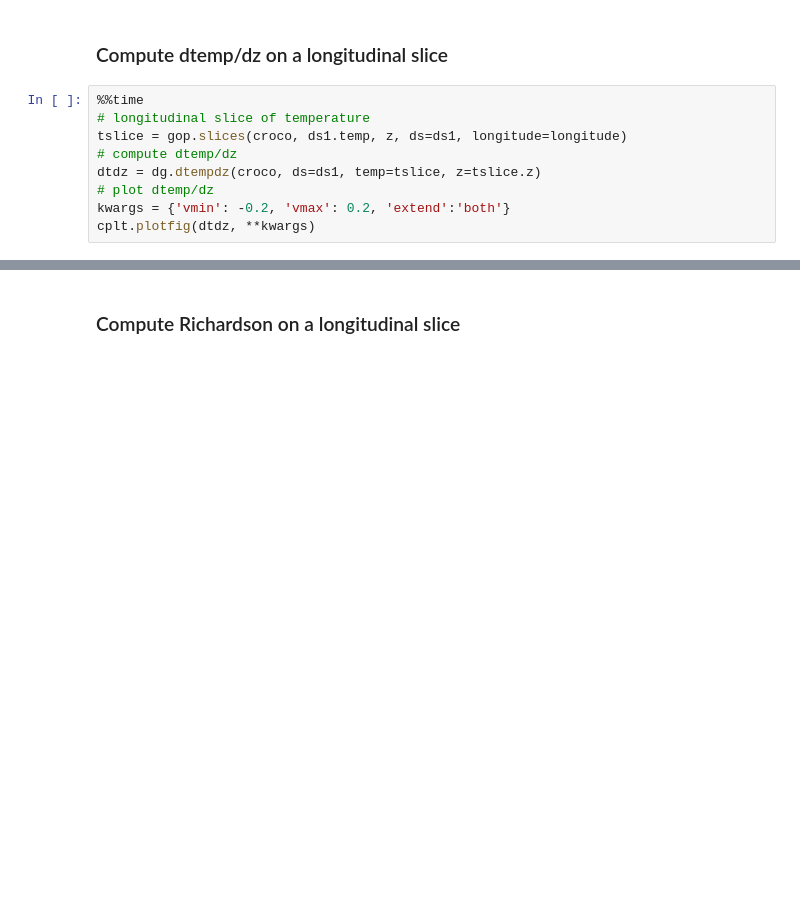
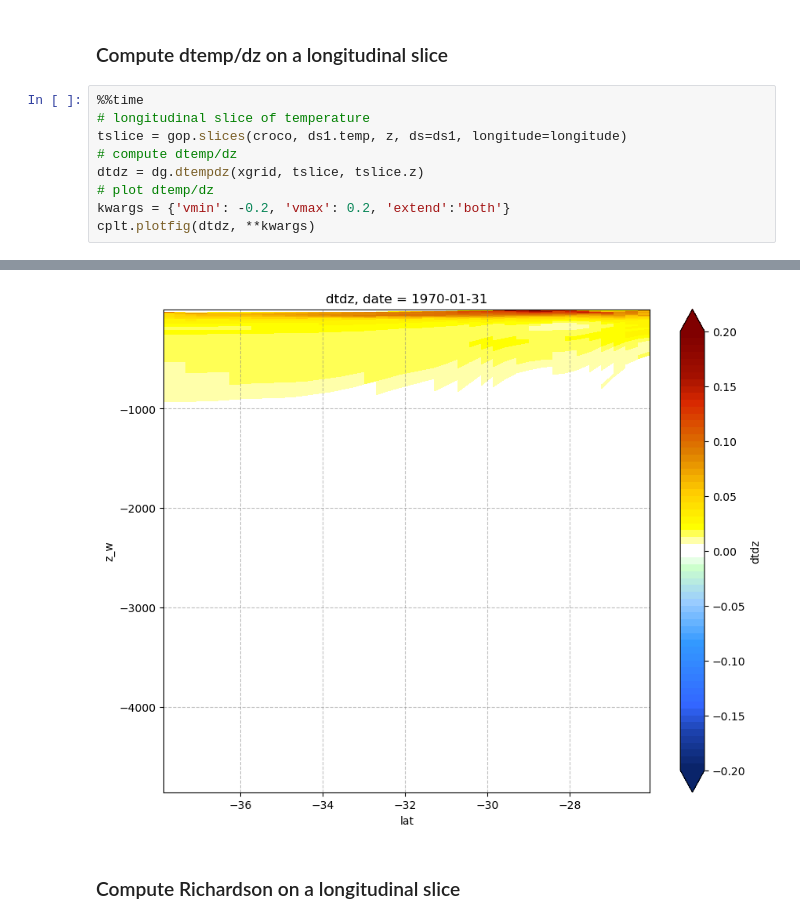
Before and after one commit to alcoat/croco_pytools, a Jupyter notebook: xcroco/tuto_xcroco.ipynb, the cells around one changed output, grey strips where cells are left out. Saved outputs shown, nothing was run; the diff lists cells and outputs as text; blank space fills up the shorter version.

```diff
--- a/xcroco/tuto_xcroco.ipynb
+++ b/xcroco/tuto_xcroco.ipynb
@@ -251,7 +356,8 @@ cplt.plotfig(relvort, **kwargs)
 # longitudinal slice of temperature
 tslice = gop.slices(croco, ds1.temp, z, ds=ds1, longitude=longitude)
 # compute dtemp/dz
-dtdz = dg.dtempdz(croco, ds=ds1, temp=tslice, z=tslice.z)
+dtdz = dg.dtempdz(xgrid, tslice, tslice.z)
 # plot dtemp/dz
 kwargs = {'vmin': -0.2, 'vmax': 0.2, 'extend':'both'}
 cplt.plotfig(dtdz, **kwargs)
+# %% [output]
@@ -258,3 +366,4 @@ cplt.plotfig(dtdz, **kwargs)
+[figure, added]
 # %% [markdown]
 ### Compute Richardson on a longitudinal slice
 # %%
```
Also changed, not shown: parts of 15 cells of this notebook, 4 other files.
